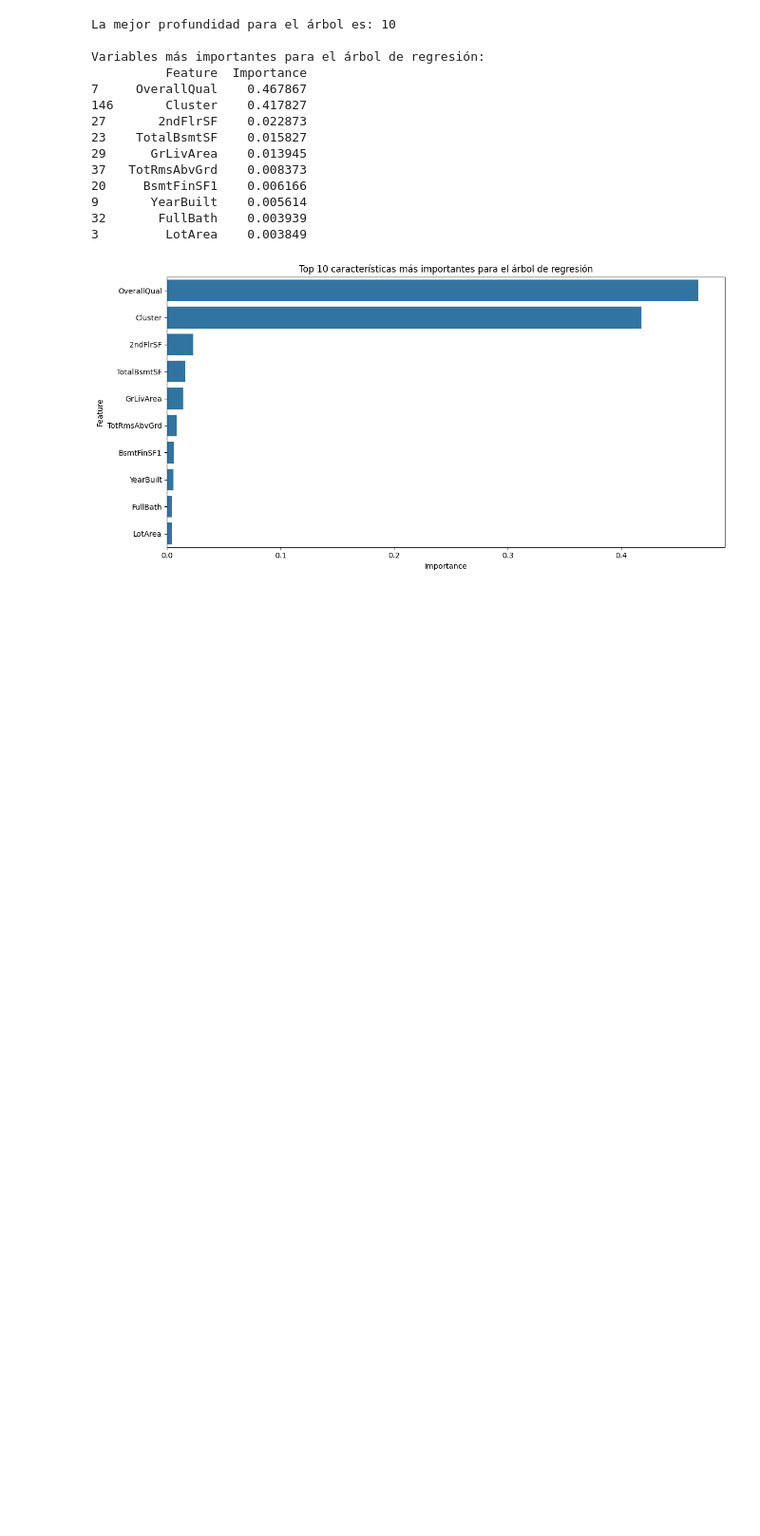
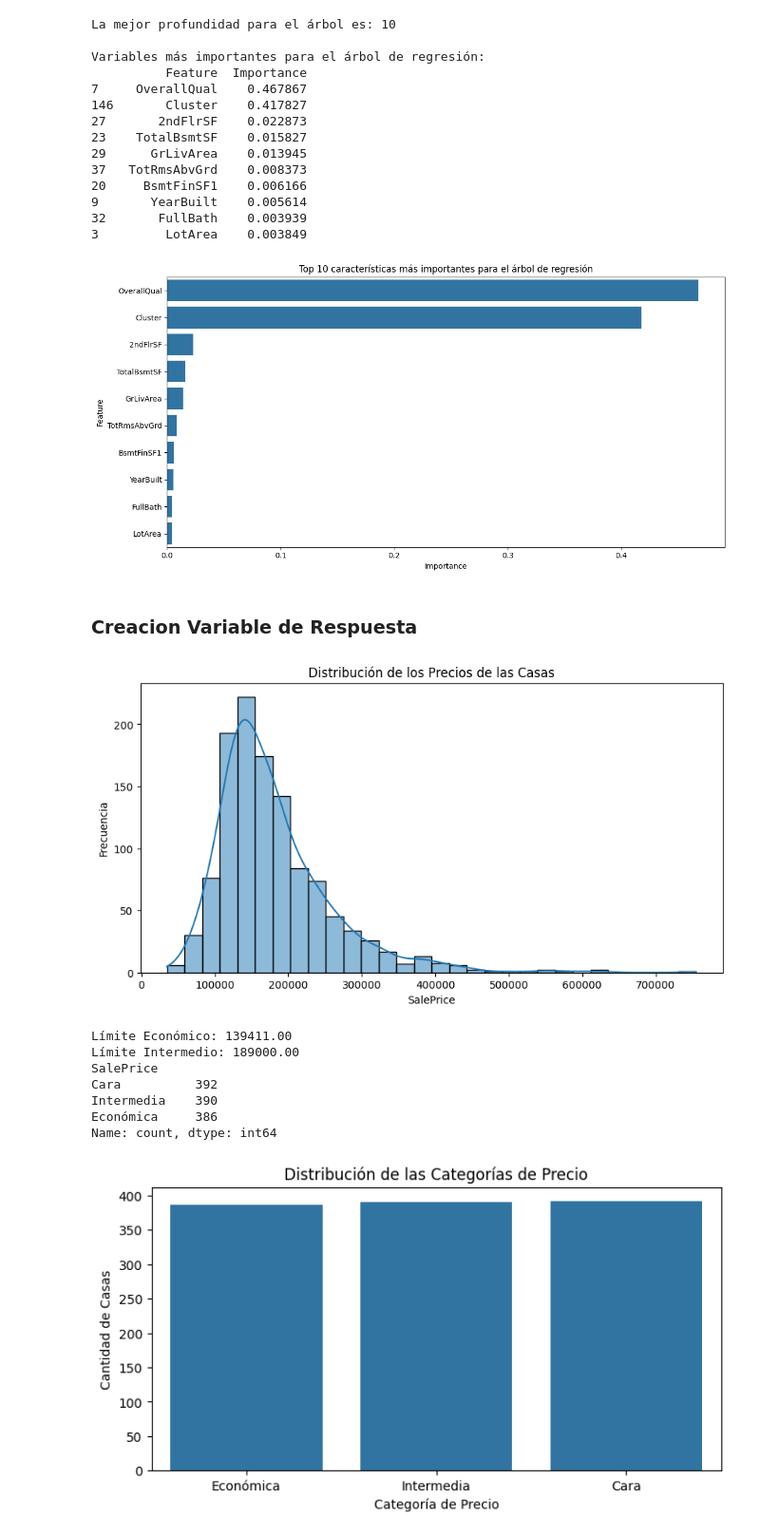
Before and after one commit to paulabaal12/PROY2-DM, a Jupyter notebook: proyectoE2.ipynb, the cells around one changed output. Shown at 95% size. Drawn from its saved outputs; the diff is of its cells as text; code cells hidden in the pictures; blank space fills up the shorter version.

Commit message:
Creacion de variable para clasificar casas

```diff
--- a/proyectoE2.ipynb
+++ b/proyectoE2.ipynb
@@ -216,3 +216,53 @@ Variables más importantes para el árbol de regresión:
 32       FullBath    0.003939
 3         LotArea    0.003849
 [figure]
+# %% [markdown]
+### **Creacion Variable de Respuesta**
+# %%
+plt.figure(figsize=(10, 5))
+sns.histplot(y_train, kde=True, bins=30)
+plt.xlabel("SalePrice")
+plt.ylabel("Frecuencia")
+plt.title("Distribución de los Precios de las Casas")
+plt.show()
+
+# Definir los percentiles para clasificar las casas
+low_threshold = y_train.quantile(0.33)  # Primer tercil (33%)
+high_threshold = y_train.quantile(0.66)  # Segundo tercil (66%)
+
+print(f"Límite Económico: {low_threshold:.2f}")
+print(f"Límite Intermedio: {high_threshold:.2f}")
+
+# Crear la variable categórica de clasificación
+def categorize_price(price):
+    if price <= low_threshold:
+        return "Económica"
+    elif price <= high_threshold:
+        return "Intermedia"
+    else:
+        return "Cara"
+
+y_train_class = y_train.apply(categorize_price)
+y_test_class = y_test.apply(categorize_price)
+
+print(y_train_class.value_counts())
+
+X_train["PriceCategory"] = y_train_class
+X_test["PriceCategory"] = y_test_class
+
+plt.figure(figsize=(8, 4))
+sns.countplot(x=y_train_class, order=["Económica", "Intermedia", "Cara"])
+plt.xlabel("Categoría de Precio")
+plt.ylabel("Cantidad de Casas")
+plt.title("Distribución de las Categorías de Precio")
+plt.show()
+# %% [output]
+[figure, added]
+Límite Económico: 139411.00
+Límite Intermedio: 189000.00
+SalePrice
+Cara          392
+Intermedia    390
+Económica     386
+Name: count, dtype: int64
+[figure, added]
```
Also changed, not shown: parts of 1 cell of this notebook.
